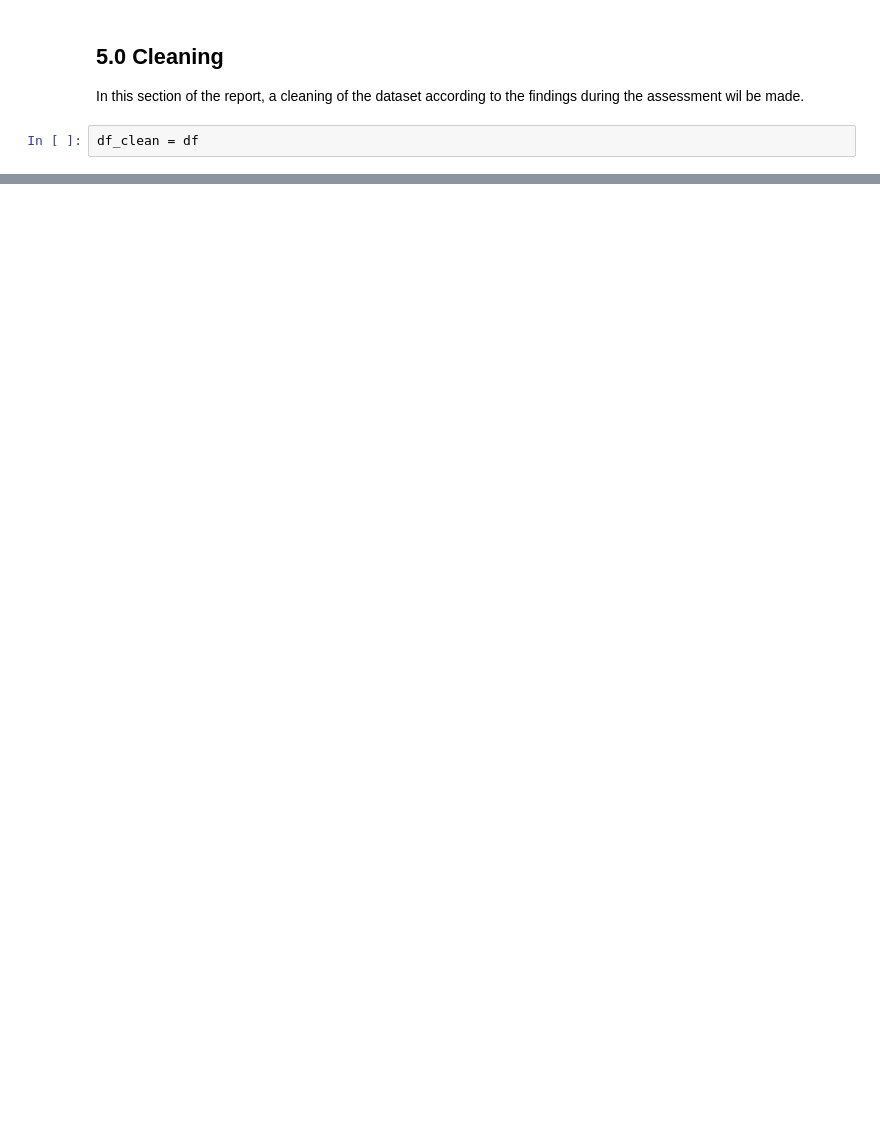
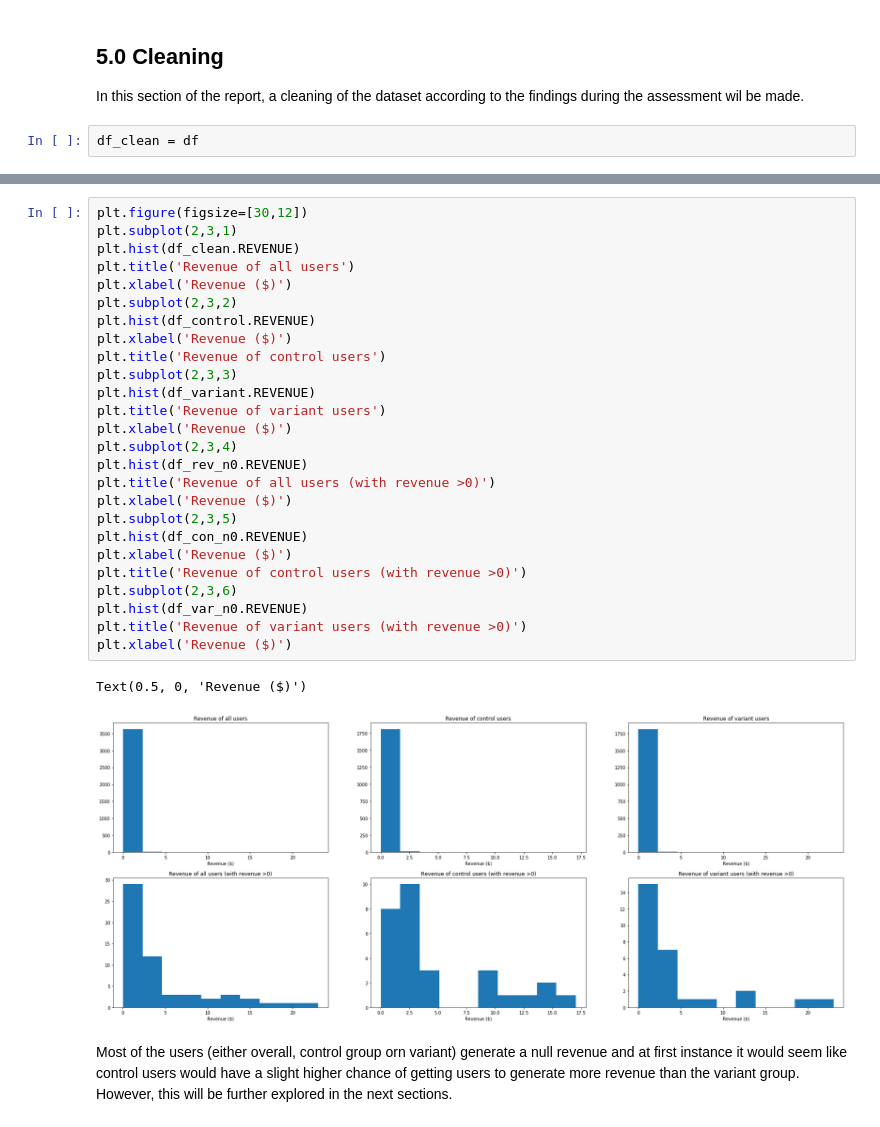
Before and after one commit to Mannygcg/AB-Testing-project, a Jupyter notebook: CVode.ipynb, the cells around one changed output, grey strips where cells are left out. Cells and saved outputs as stored; diff of their text form; blank space fills up the shorter version.

```diff
--- a/CVode.ipynb
+++ b/CVode.ipynb
@@ -80,0 +216,31 @@ For A/B testing, the fact that several users had repeated the test several times
+# %%
+plt.figure(figsize=[30,12])
+plt.subplot(2,3,1)
+plt.hist(df_clean.REVENUE)
+plt.title('Revenue of all users')
+plt.xlabel('Revenue ($)')
+plt.subplot(2,3,2)
+plt.hist(df_control.REVENUE)
+plt.xlabel('Revenue ($)')
+plt.title('Revenue of control users')
+plt.subplot(2,3,3)
+plt.hist(df_variant.REVENUE)
+plt.title('Revenue of variant users')
+plt.xlabel('Revenue ($)')
+plt.subplot(2,3,4)
+plt.hist(df_rev_n0.REVENUE)
+plt.title('Revenue of all users (with revenue >0)')
+plt.xlabel('Revenue ($)')
+plt.subplot(2,3,5)
+plt.hist(df_con_n0.REVENUE)
+plt.xlabel('Revenue ($)')
+plt.title('Revenue of control users (with revenue >0)')
+plt.subplot(2,3,6)
+plt.hist(df_var_n0.REVENUE)
+plt.title('Revenue of variant users (with revenue >0)')
+plt.xlabel('Revenue ($)')
+# %% [output]
+Text(0.5, 0, 'Revenue ($)')
+[figure, added]
+# %% [markdown]
+Most of the users (either overall, control group orn variant) generate a null revenue and at first instance it would seem like control users would have a slight higher chance of getting users to generate more revenue than the variant group. However, this will be further explored in the next sections.
```
Also changed, not shown: parts of 46 cells of this notebook, 1 other file.
